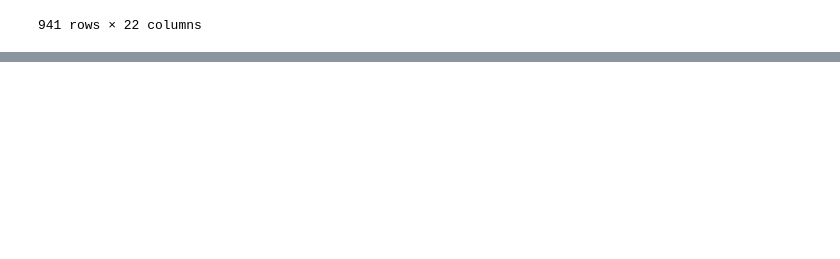
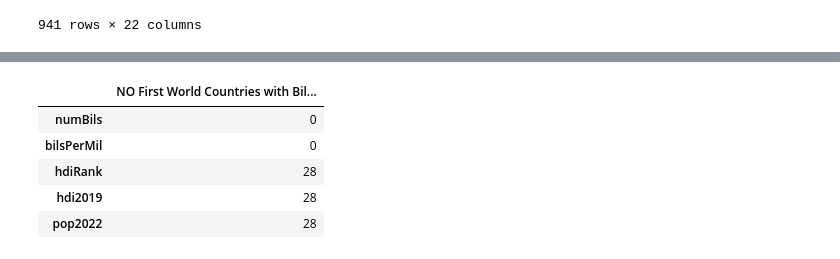
Before and after one commit to Audkaur/UCDPA_AudreyKoussou, a Jupyter notebook: UCDPA_AudreyKoussou.ipynb, the cells around one changed output, grey strips where cells are left out. Saved outputs shown, nothing was run; the diff lists cells and outputs as text; code cells hidden in the pictures; blank space fills up the shorter version.

```diff
--- a/UCDPA_AudreyKoussou.ipynb
+++ b/UCDPA_AudreyKoussou.ipynb
@@ -331,0 +446,9 @@ billionaires.drop_duplicates(subset=['rank','category'])
+# %%
+NOFWC_Billionaires
+# %% [output]
+|  | NO First World Countries with Bil... |
+| numBils | 0 |
+| bilsPerMil | 0 |
+| hdiRank | 28 |
+| hdi2019 | 28 |
+| pop2022 | 28 |
```
Also changed, not shown: parts of 18 cells of this notebook, 2 other files.
